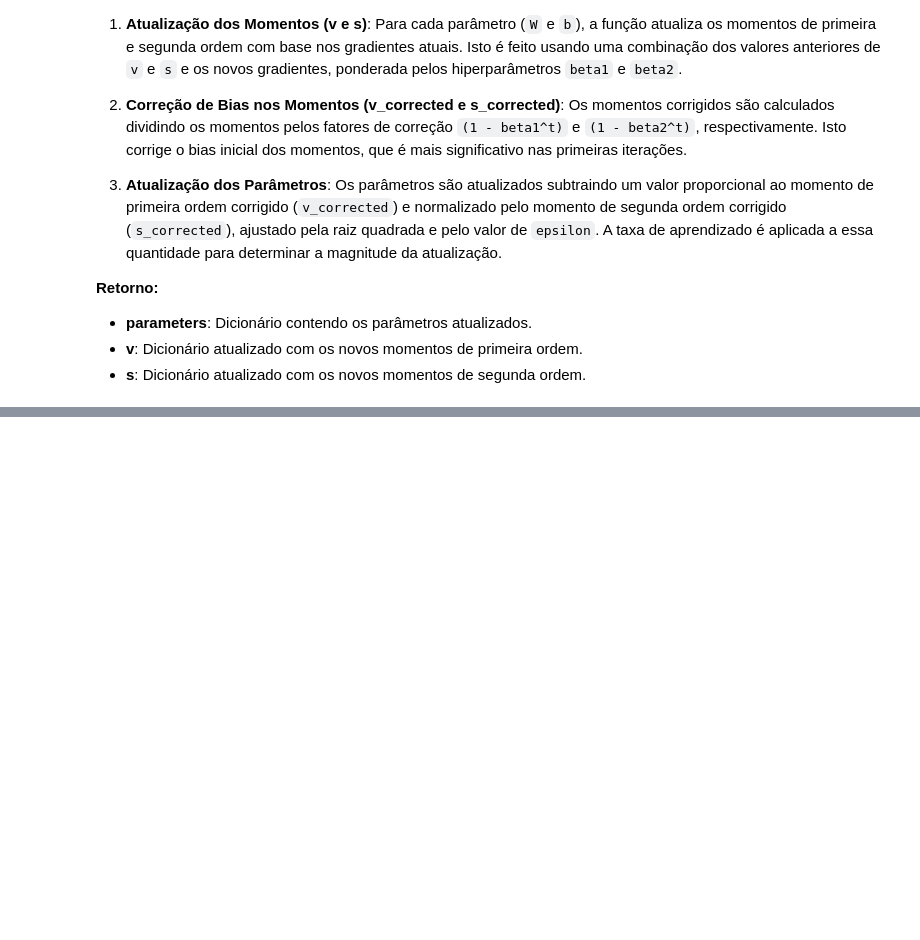
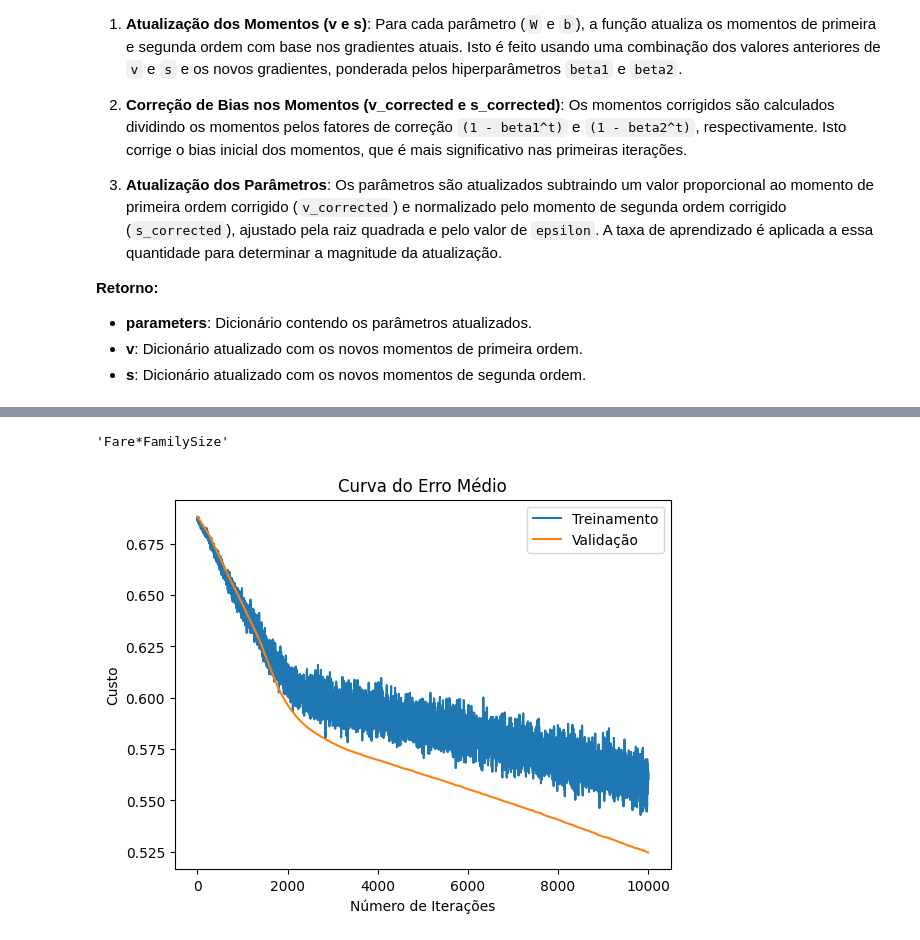
Before and after one commit to ArthurrCr/DEEP-LEARNING, a Jupyter notebook: [DL] 2A Lista_.ipynb, the cells around one changed output, grey strips where cells are left out. Saved outputs shown, nothing was run; the diff lists cells and outputs as text; code cells hidden in the pictures; blank space fills up the shorter version.

```diff
--- a/[DL] 2A Lista_.ipynb
+++ b/[DL] 2A Lista_.ipynb
@@ -221,15 +278,0 @@ Index(['Sex', 'Parch', 'Title_Master', 'Title_Miss', 'Title_Mr', 'Title_Mrs',
-# %%
-# criar uma randomforest para verificar feature importance
-rf = RandomForestClassifier(n_estimators=100, random_state=42)
-rf.fit(X_train, y_train)
-
-# Verificar a importância das características
-feature_importances = pd.DataFrame(rf.feature_importances_,
-                                   index = X_train.columns,
-                                   columns=['importance']).sort_values('importance', ascending=False)
-
-# Plotar as importâncias das características
-plt.figure(figsize=(10, 6))
-sns.barplot(x='importance', y=feature_importances.index, data=feature_importances)
-plt.title('Feature Importance')
-plt.show()
@@ -365,6 +408,8 @@ def linear_activation_forward(A_prev, W, b, activation, keep_prob=1):
         A, activation_cache = sigmoid(Z)
     elif activation == "relu":
         A, activation_cache = relu(Z)
+    elif activation == "softmax":
+        A, activation_cache = softmax(Z)
 
     D = None
     if keep_prob < 1:
@@ -548,6 +592,9 @@ def linear_activation_backward(dA, cache, activation, lambd, keep_prob):
         dZ = relu_backward(dA, activation_cache)
     elif activation == "sigmoid":
         dZ = sigmoid_backward(dA, activation_cache)
+    elif activation == "softmax":
+        # Para softmax com perda de entropia cruzada, a derivada da perda em relação a Z é simplificada.
+        dZ = dA  # Aqui activation_cache idealmente deve ser dA diretamente, que é (A - Y).
 
     dA_prev, dW, db = linear_backward(dZ, linear_cache, lambd)
 
@@ -591,6 +638,10 @@ def L_model_backward(AL, Y, caches, lambd, keep_prob, hidden_activation='relu',
         epsilon = 1e-8
         AL = np.clip(AL, epsilon, 1-epsilon)
         dAL = -(np.divide(Y, AL) - np.divide(1 - Y, 1 - AL))
+    elif problema == 'regressao':
+        dAL = 2 * (AL - Y)
+    elif problema == 'classificacao_multiclasse':
+        dAL = AL - Y
 
     current_cache = caches[L-1]
     dA_prev_temp, dW_temp, db_temp = linear_activation_backward(
@@ -736,0 +944,22 @@ def update_parameters_with_adam(parameters, grads, v, s, t, learning_rate = 0.01
+# %%
+features[27]
+# %% [output]
+'Fare*FamilySize'
+# %%
+# Número de iterações realizadas (considerando que o loop pode ter parado antes do fim)
+iterations = len(costs_train)
+
+# Plotando o custo de treinamento e validação
+plt.plot(range(iterations), costs_train, label='Treinamento')
+plt.plot(range(iterations), costs_val, label='Validação')
+
+# Adicionando títulos e legendas
+plt.title('Curva do Erro Médio')
+plt.xlabel('Número de Iterações')
+plt.ylabel('Custo')
+plt.legend()
+
+# Exibindo o gráfico
+plt.show()
+# %% [output]
+[figure, added]
```
Also changed, not shown: parts of 73 cells of this notebook.
